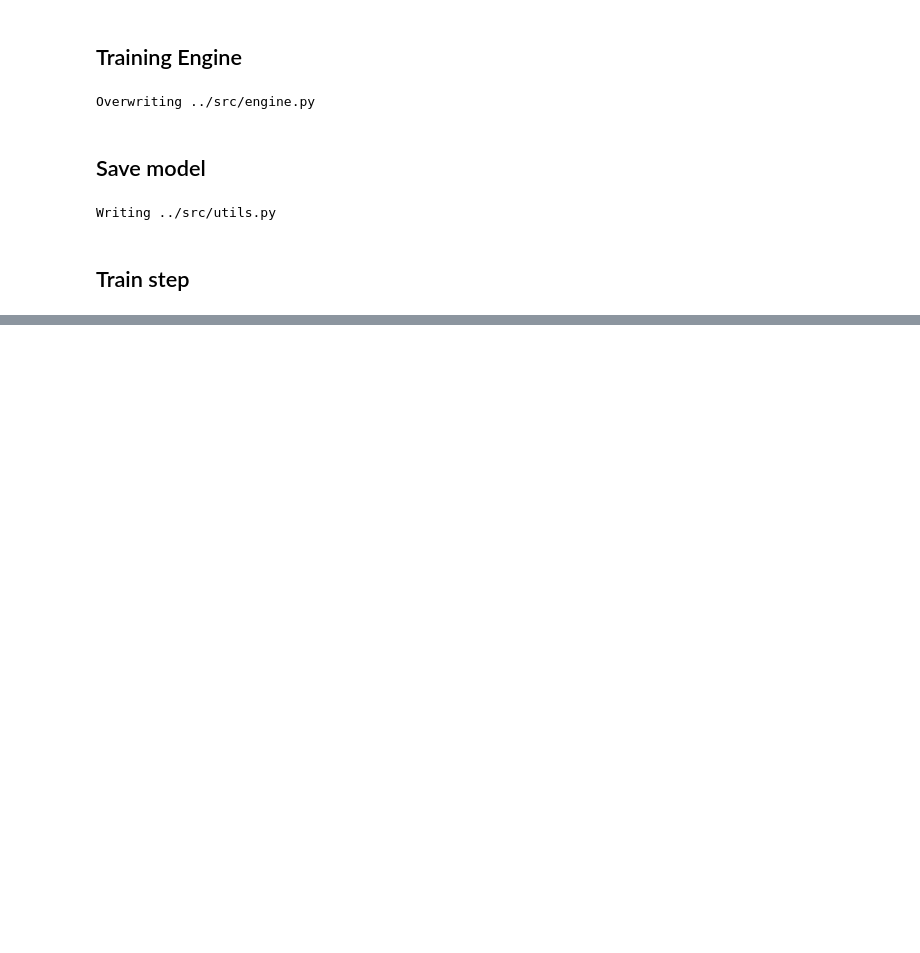
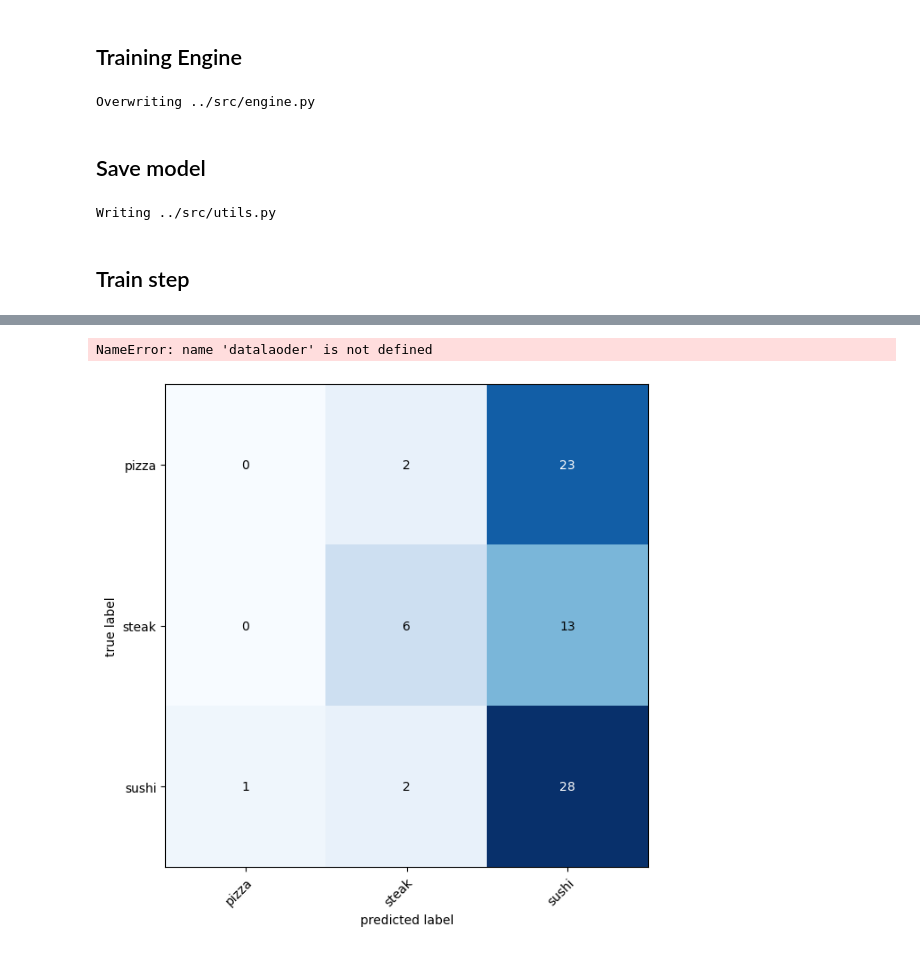
Before and after one commit to rishicarter/pytorch_work, a Jupyter notebook: nbs/05_pytorch_going_moduler.ipynb, the cells around one changed output, grey strips where cells are left out. Cells and saved outputs as stored; diff of their text form; code cells hidden in the pictures; blank space fills up the shorter version.

```diff
--- a/nbs/05_pytorch_going_moduler.ipynb
+++ b/nbs/05_pytorch_going_moduler.ipynb
@@ -734,0 +890,5 @@ Overwriting ../src/train.py
+# %%
+engine.plot_confusion_matrix_model(model, dataloader, device)
+# %% [output]
+NameError: name 'datalaoder' is not defined
+[figure, added]
```
Also changed, not shown: parts of 4 cells of this notebook, 4 other files.
